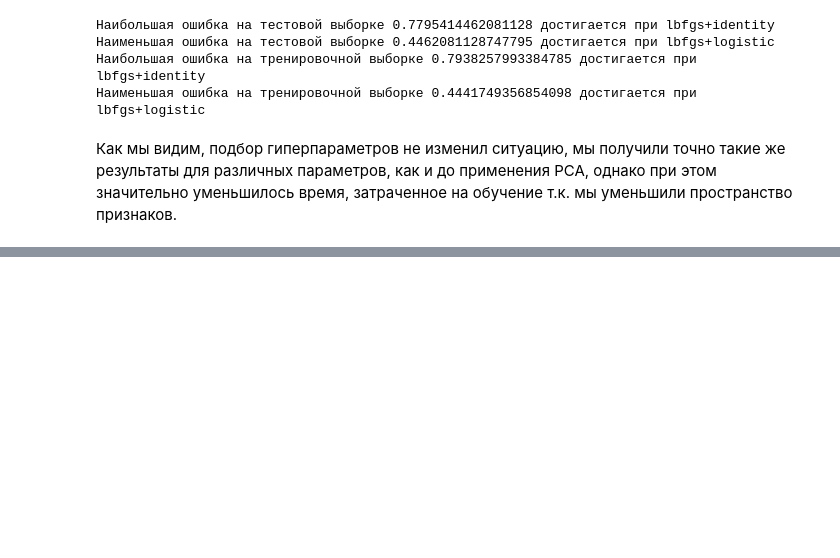
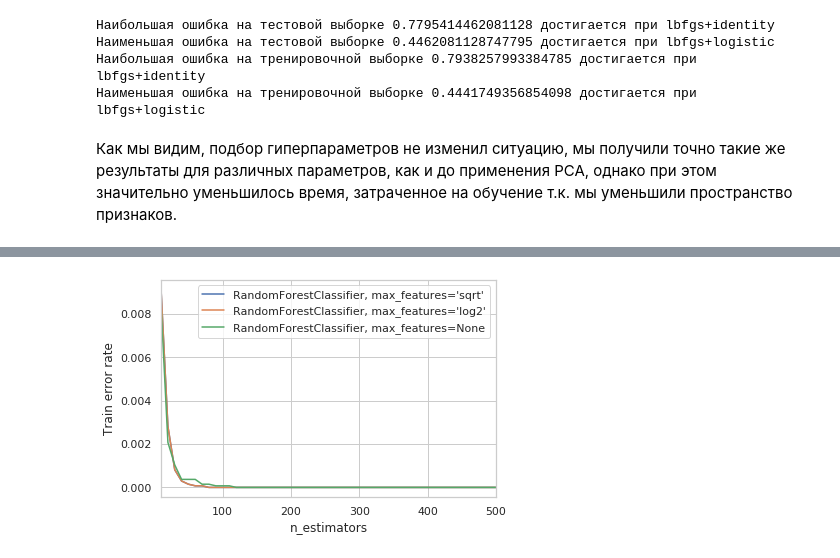
Before and after one commit to eaidova/ML, a Jupyter notebook: task1.ipynb, the cells around one changed output, grey strips where cells are left out. Cells and saved outputs as stored; diff of their text form; code cells hidden in the pictures; blank space fills up the shorter version.

```diff
--- a/task1.ipynb
+++ b/task1.ipynb
@@ -1532,0 +1552,45 @@ print('Наименьшая ошибка на тренировочной выб
+# %%
+from collections import OrderedDict
+min_estimators = 10
+max_estimators = 500
+
+ensemble_clfs = [
+    ("RandomForestClassifier, max_features='sqrt'",
+        ensemble.RandomForestClassifier(warm_start=True, oob_score=True,
+                               max_features="sqrt",
+                               random_state=42)),
+    ("RandomForestClassifier, max_features='log2'",
+        ensemble.RandomForestClassifier(warm_start=True, max_features='log2',
+                               oob_score=True,
+                               random_state=42)),
+    ("RandomForestClassifier, max_features=None",
+        ensemble.RandomForestClassifier(warm_start=True, max_features=None,
+                               oob_score=True,
+                               random_state=42))
+]
+
+oob_error_rate = OrderedDict((label, []) for label, _ in ensemble_clfs)
+train_error_rate = OrderedDict((label, []) for label, _ in ensemble_clfs)
+test_error_rate = OrderedDict((label, []) for label, _ in ensemble_clfs)
+
+for label, rf in ensemble_clfs:
+    for i in range(min_estimators, max_estimators + 1, 10):
+        rf.set_params(n_estimators=i)
+        rf.fit(X_train, y_train)
+        err_train = np.mean(y_train != rf.predict(X_train))
+        err_test  = np.mean(y_test  != rf.predict(X_test))
+        oob_error = 1 - rf.oob_score_
+        train_error_rate[label].append((i, err_train))
+        test_error_rate[label].append((i, err_test))
+        oob_error_rate[label].append((i, oob_error))
+# %%
+for label, clf_err in train_error_rate.items():
+    xs, ys = zip(*clf_err)
+    plt.plot(xs, ys, label=label)
+plt.xlim(min_estimators, max_estimators)
+plt.xlabel("n_estimators")
+plt.ylabel("Train error rate")
+plt.legend(loc="upper right")
+plt.show()
+# %% [output]
+[figure, added]
```
Also changed, not shown: parts of 24 cells of this notebook.
